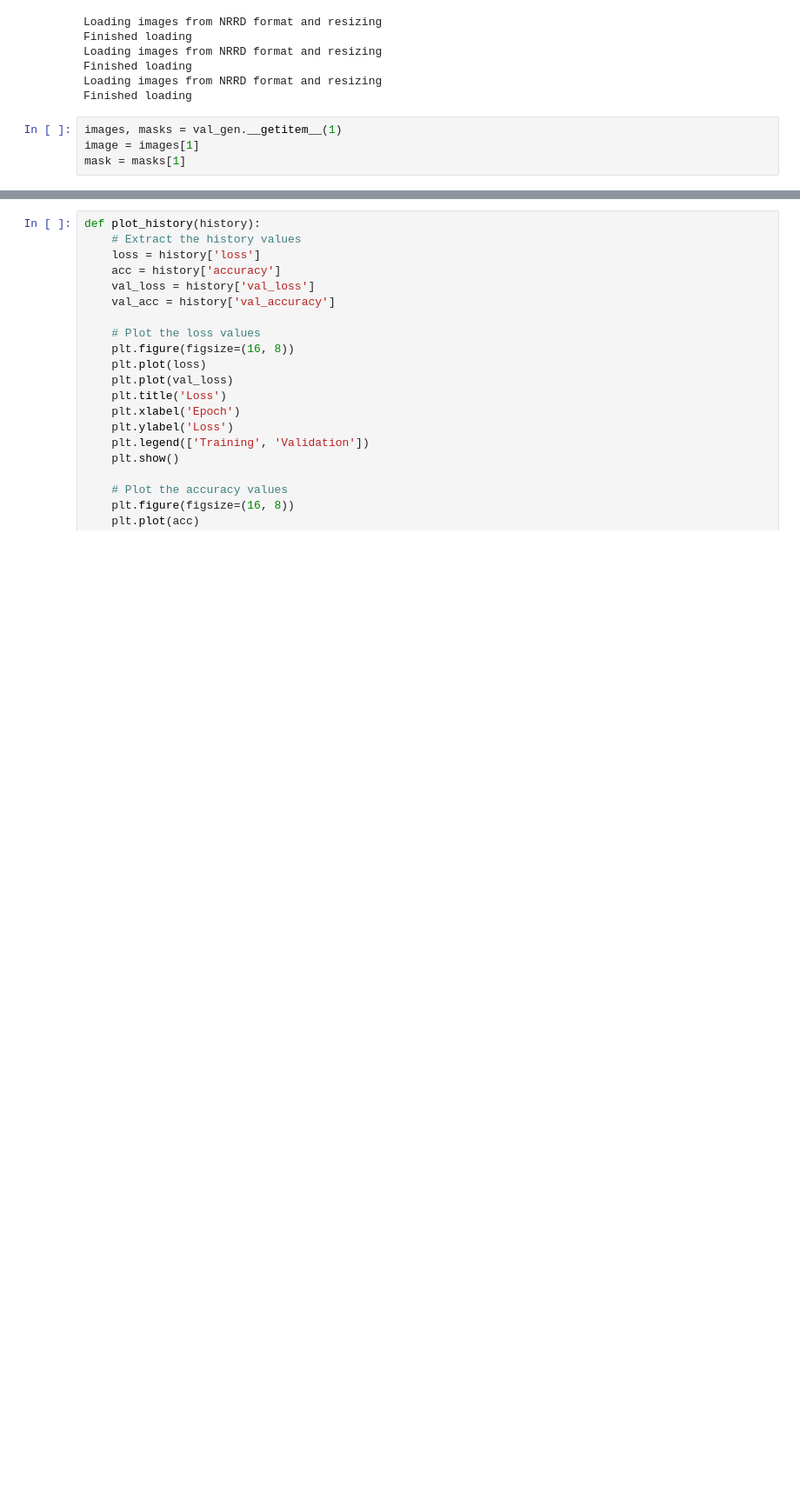
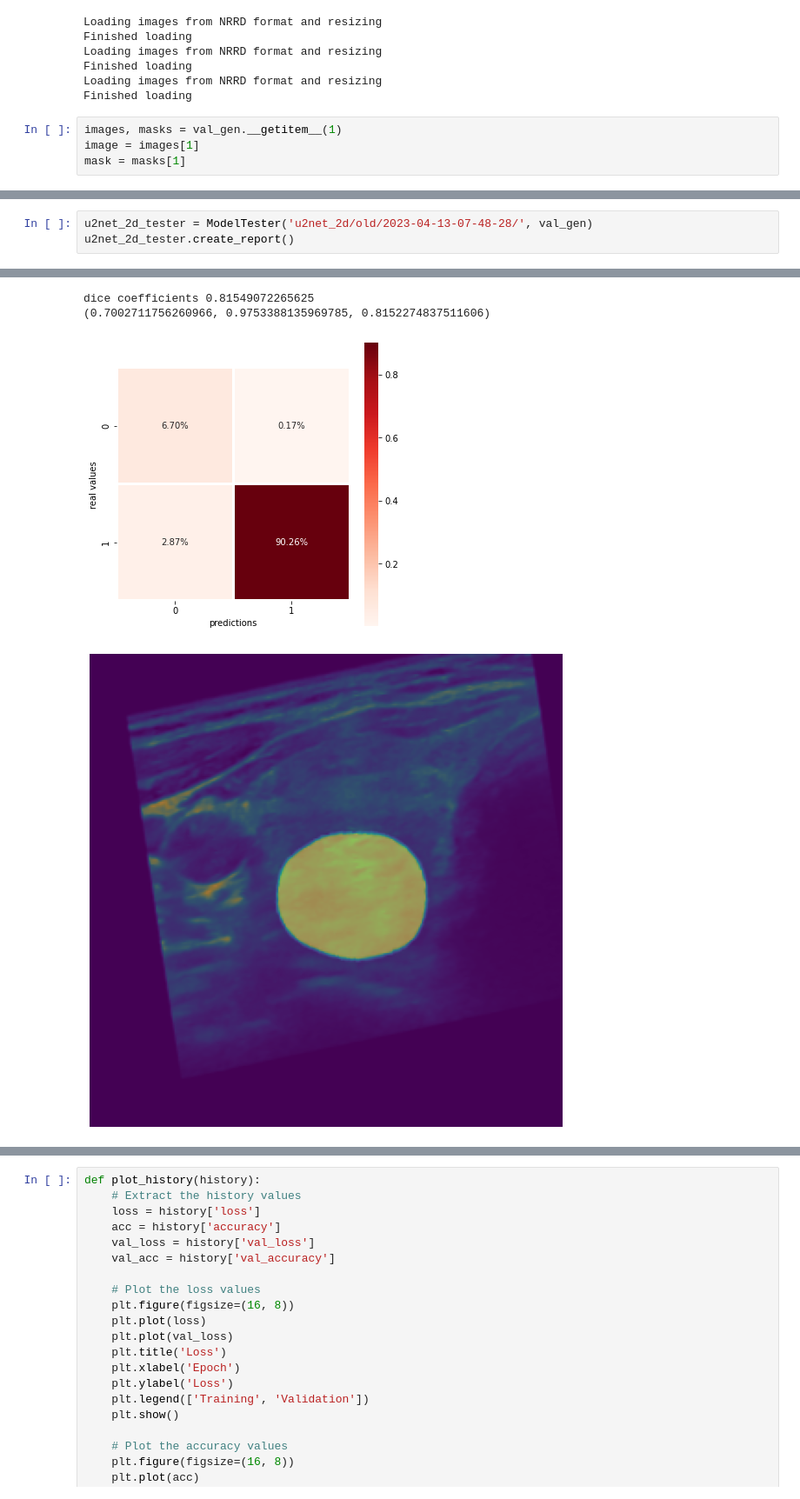
Before and after one commit to szymciem8/Analysis-of-thyroid-US-images-with-ML, a Jupyter notebook: unet_collection/model_tester.ipynb, the cells around one changed output, grey strips where cells are left out. Shown at 87% size. Cells and saved outputs as stored; diff of their text form; blank space fills up the shorter version.

```diff
--- a/unet_collection/model_tester.ipynb
+++ b/unet_collection/model_tester.ipynb
@@ -128,0 +212,4 @@ class ModelTester:
+# %%
+u2net_2d_tester = ModelTester('u2net_2d/old/2023-04-13-07-48-28/', val_gen)
+u2net_2d_tester.create_report()
+# %% [output]
@@ -128,0 +218,4 @@ class ModelTester:
+dice coefficients 0.81549072265625
+(0.7002711756260966, 0.9753388135969785, 0.8152274837511606)
+[figure, added]
+[figure, added]
```
Also changed, not shown: parts of 34 cells of this notebook, 12 other files.
